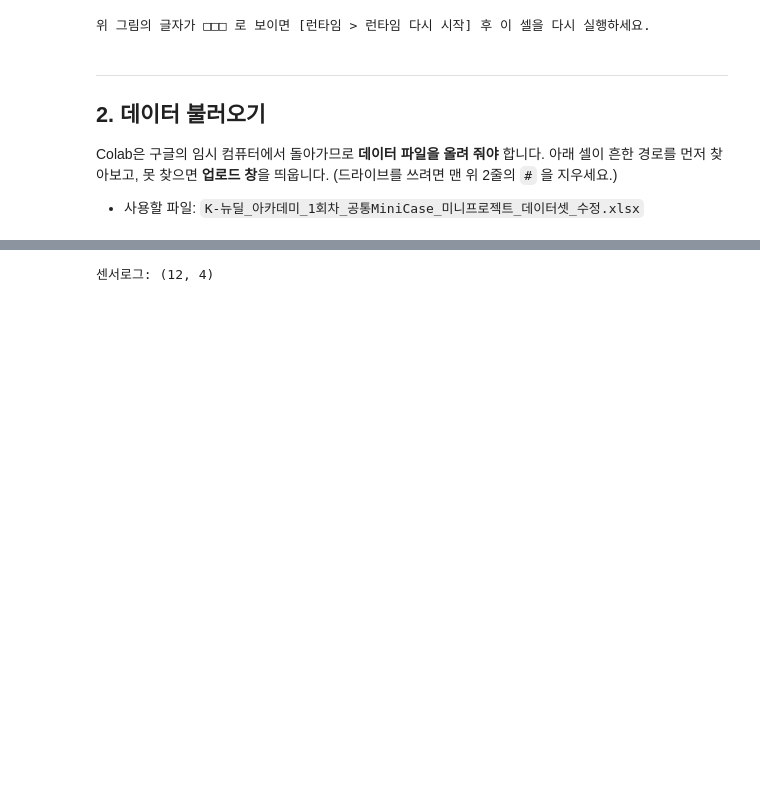
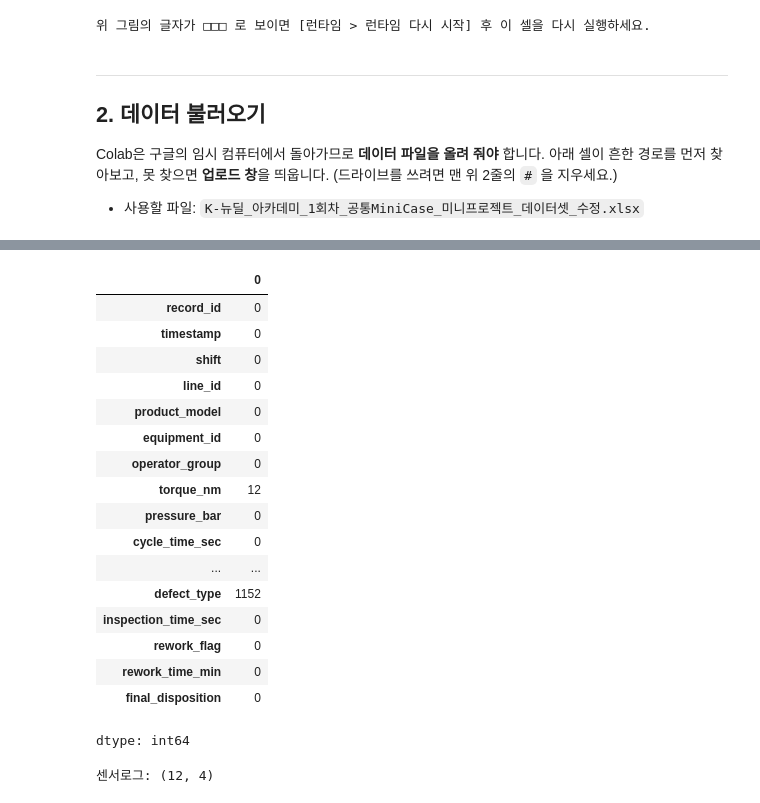
Before and after one commit to StillWork/capstone2610, a Jupyter notebook: NNN01_전처리_머신러닝_성능평가 (1).ipynb, the cells around one changed output, grey strips where cells are left out. Drawn from its saved outputs; the diff is of its cells as text; code cells hidden in the pictures; blank space fills up the shorter version.

```diff
--- a/NNN01_전처리_머신러닝_성능평가 (1).ipynb
+++ b/NNN01_전처리_머신러닝_성능평가 (1).ipynb
@@ -140,6 +140,28 @@ df_raw.head(3)
 | 0 | R00001 | 2026-07-01 21:00:25 | 야간 | L1 | P1 | M04 | G01 | 31.460 | ... |
 | 1 | R00002 | 2026-07-02 12:12:10 | 주간 | L2 | P2 | M04 | G02 | 32.370 | ... |
 | 2 | R00003 | 2026-07-03 10:03:12 | 주간 | L1 | P1 | M03 | G03 | 30.260 | ... |
+# %%
+# 결측치 갯수 찾기
+df_raw.isnull().sum()
+# %% [output]
+|  | 0 |
+| record_id | 0 |
+| timestamp | 0 |
+| shift | 0 |
+| line_id | 0 |
+| product_model | 0 |
+| equipment_id | 0 |
+| operator_group | 0 |
+| torque_nm | 12 |
+| pressure_bar | 0 |
+| cycle_time_sec | 0 |
+| ... | ... |
+| defect_type | 1152 |
+| inspection_time_sec | 0 |
+| rework_flag | 0 |
+| rework_time_min | 0 |
+| final_disposition | 0 |
+dtype: int64
 # %%
 # 토크 결측 복원에 쓸 '센서로그' 시트도 함께 읽는다
 sensor_log = pd.read_excel(DATA_PATH, sheet_name="센서로그")
```
Also changed, not shown: parts of 12 cells of this notebook.
